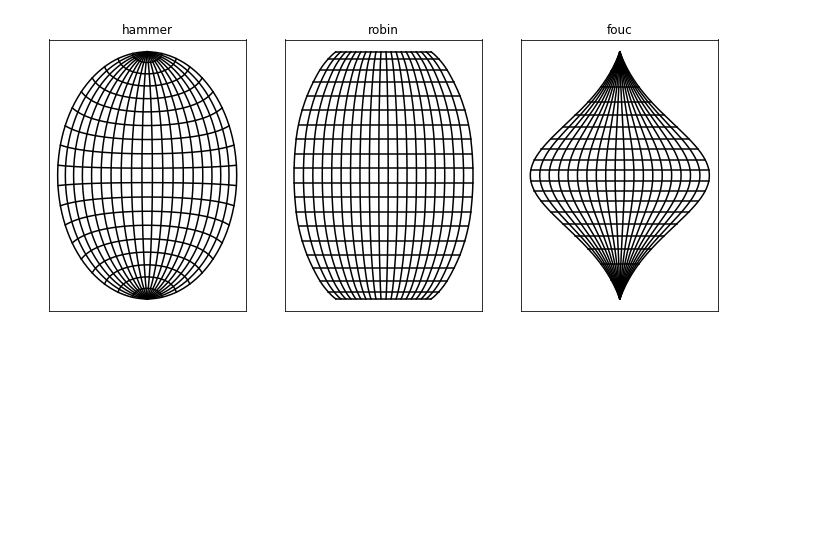
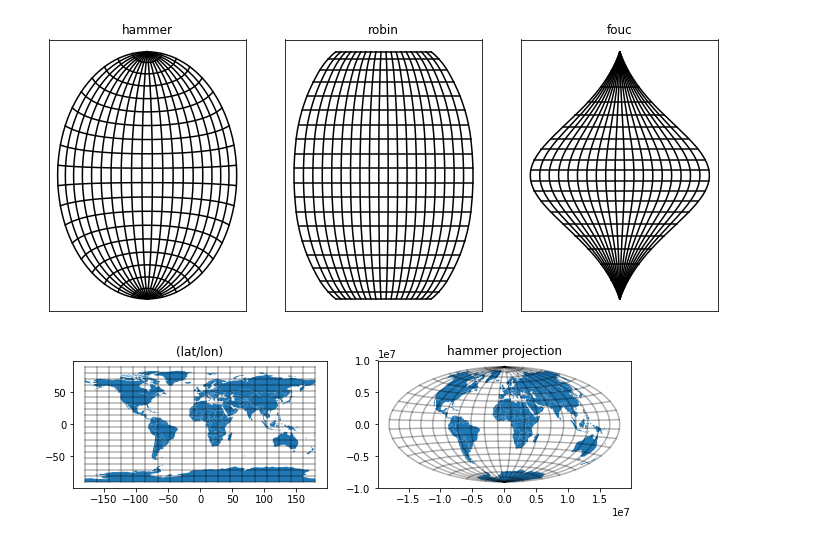
Before and after one commit to chrishavlin/learning_shapefiles, a Jupyter notebook: src/map_projections.ipynb, the cells around one changed output. Cells and saved outputs as stored; diff of their text form; code cells hidden in the pictures; blank space fills up the shorter version.

Commit message:
additional map projections

```diff
--- a/src/map_projections.ipynb
+++ b/src/map_projections.ipynb
@@ -83,3 +83,37 @@ for p_dict in p_dicts:
 plt.show()
 # %% [output]
 [figure]
+# %%
+# use geopandas to plot some shapes, pyproj to overplot lat/lon lines
+import geopandas as gpd
+
+
+# plot a shapely polygon with lat/lon coords on map
+world = gpd.read_file(gpd.datasets.get_path('naturalearth_lowres'))
+world.crs = {'init': 'epsg:4326'} # note that epsg:4326 is the sa
+plt.figure(figsize=(10,8))
+
+# raw cartesian
+ax=plt.subplot(1,2,1)
+world.plot(ax=ax)
+for lon in lon_lines:
+    ax.plot(lon*np.ones(lat_range.size),lat_range,'k',alpha=0.3)
+for lat in lat_lines:
+    ax.plot(lon_range,lat*np.ones(lon_range.size),'k',alpha=0.3)
+ax.set_title("(lat/lon)");
+
+# hammer projection
+world = world.to_crs({'proj':'hammer', 'ellps':'WGS84'})
+ax2=plt.subplot(1,2,2)
+world.plot(ax=ax2)
+p = Proj(proj='hammer',ellps='WGS84')
+for lon in lon_lines:
+    x,y= p(lon*np.ones(lat_range.size),lat_range)
+    ax2.plot(x,y,'k',alpha=0.3)
+for lat in lat_lines:
+    x,y= p(lon_range,lat*np.ones(lon_range.size))
+    ax2.plot(x,y,'k',alpha=0.3)
+ax2.set_title("hammer projection")
+plt.show()
+# %% [output]
+[figure, added]
```
Also changed, not shown: parts of 1 cell of this notebook, 1 other file.
